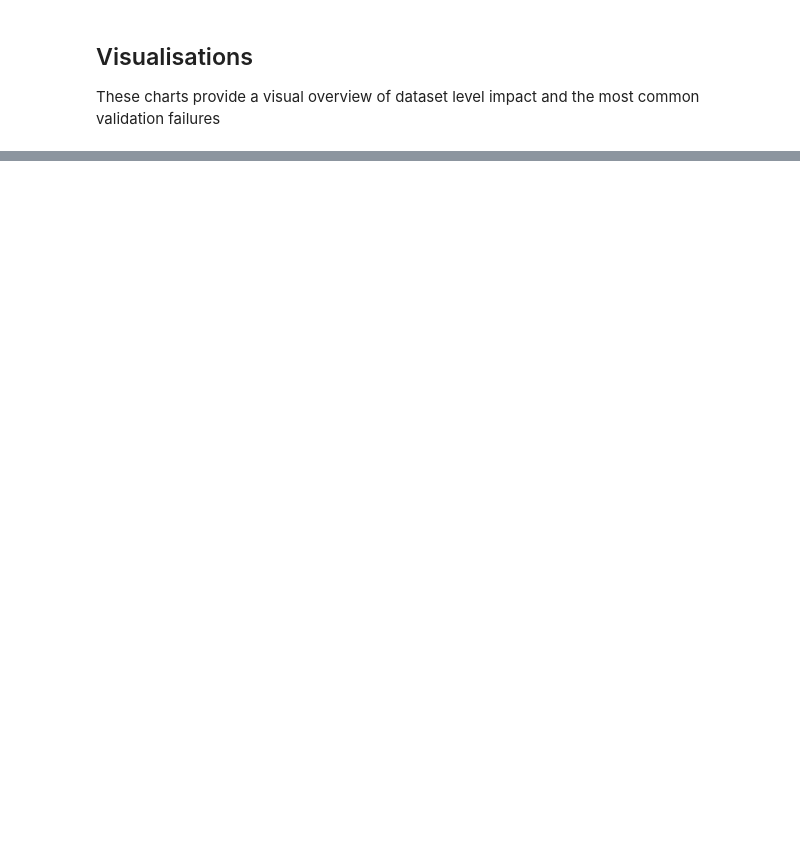
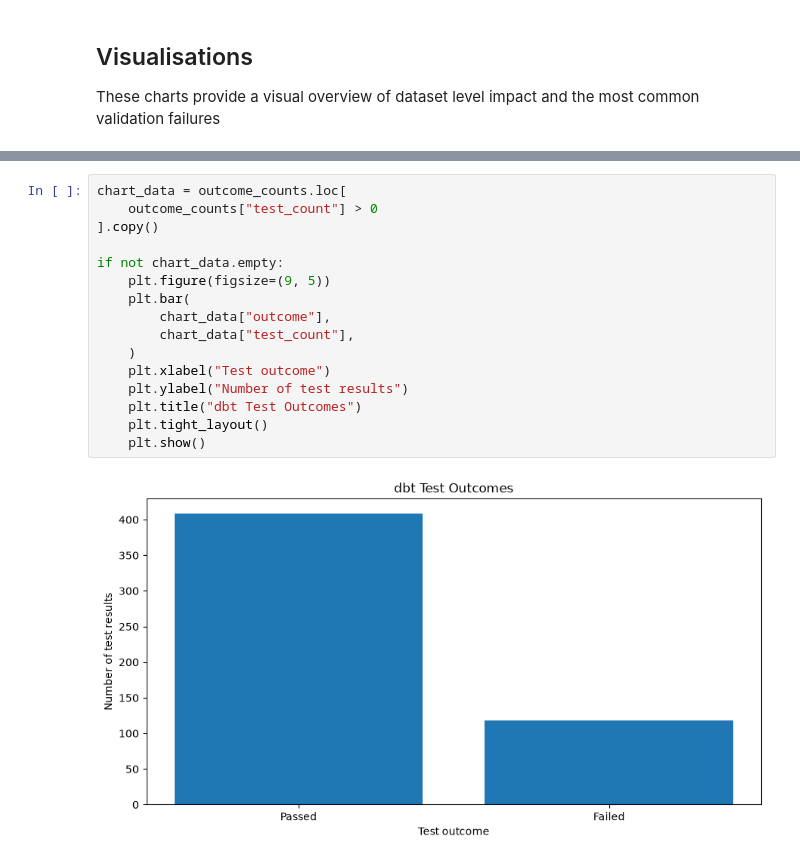
Before and after one commit to jenniferwxe/MegaMart, a Jupyter notebook: dirty_data_profiling/notebook/01_dirty_data_profiling.ipynb, the cells around one changed output, grey strips where cells are left out. Saved outputs shown, nothing was run; the diff lists cells and outputs as text; blank space fills up the shorter version.

```diff
--- a/dirty_data_profiling/notebook/01_dirty_data_profiling.ipynb
+++ b/dirty_data_profiling/notebook/01_dirty_data_profiling.ipynb
@@ -1096,0 +1155,18 @@ if not severity_failures.empty:
+# %%
+chart_data = outcome_counts.loc[
+    outcome_counts["test_count"] > 0
+].copy()
+
+if not chart_data.empty:
+    plt.figure(figsize=(9, 5))
+    plt.bar(
+        chart_data["outcome"],
+        chart_data["test_count"],
+    )
+    plt.xlabel("Test outcome")
+    plt.ylabel("Number of test results")
+    plt.title("dbt Test Outcomes")
+    plt.tight_layout()
+    plt.show()
+# %% [output]
+[figure, added]
```
Also changed, not shown: parts of 10 cells of this notebook.
